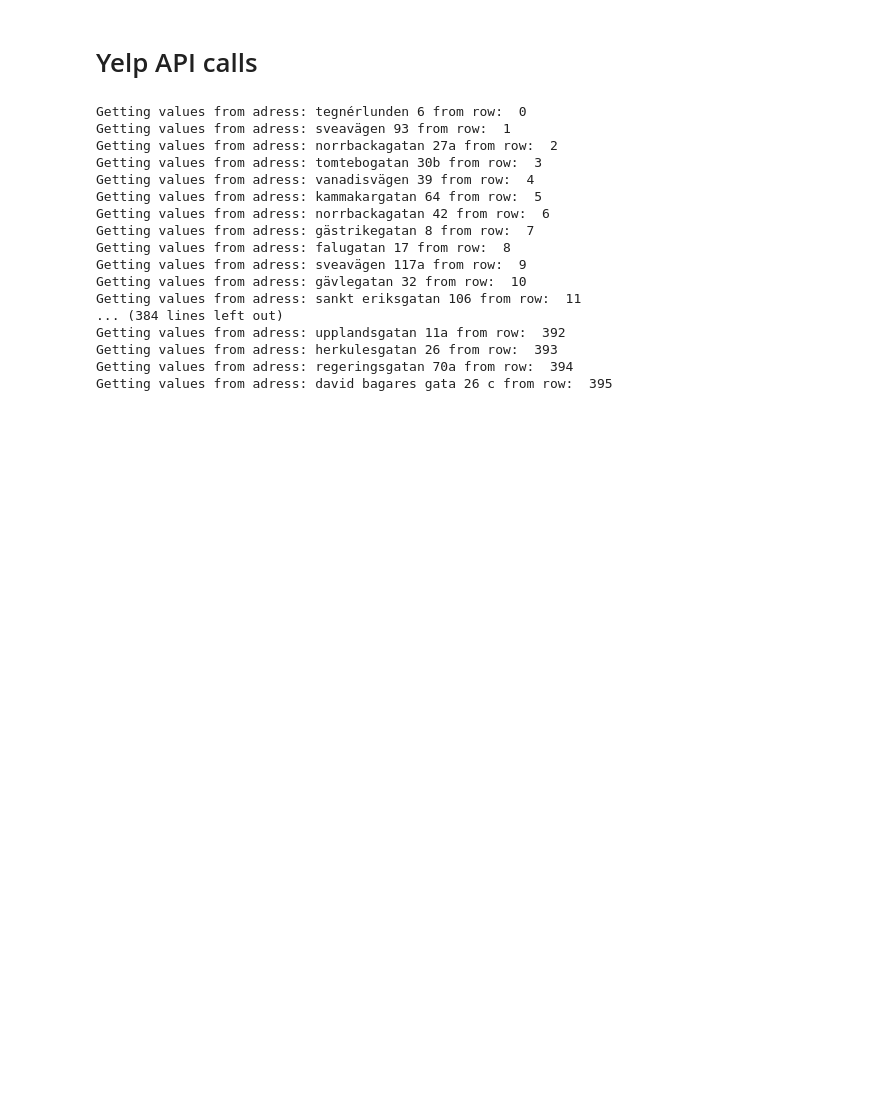
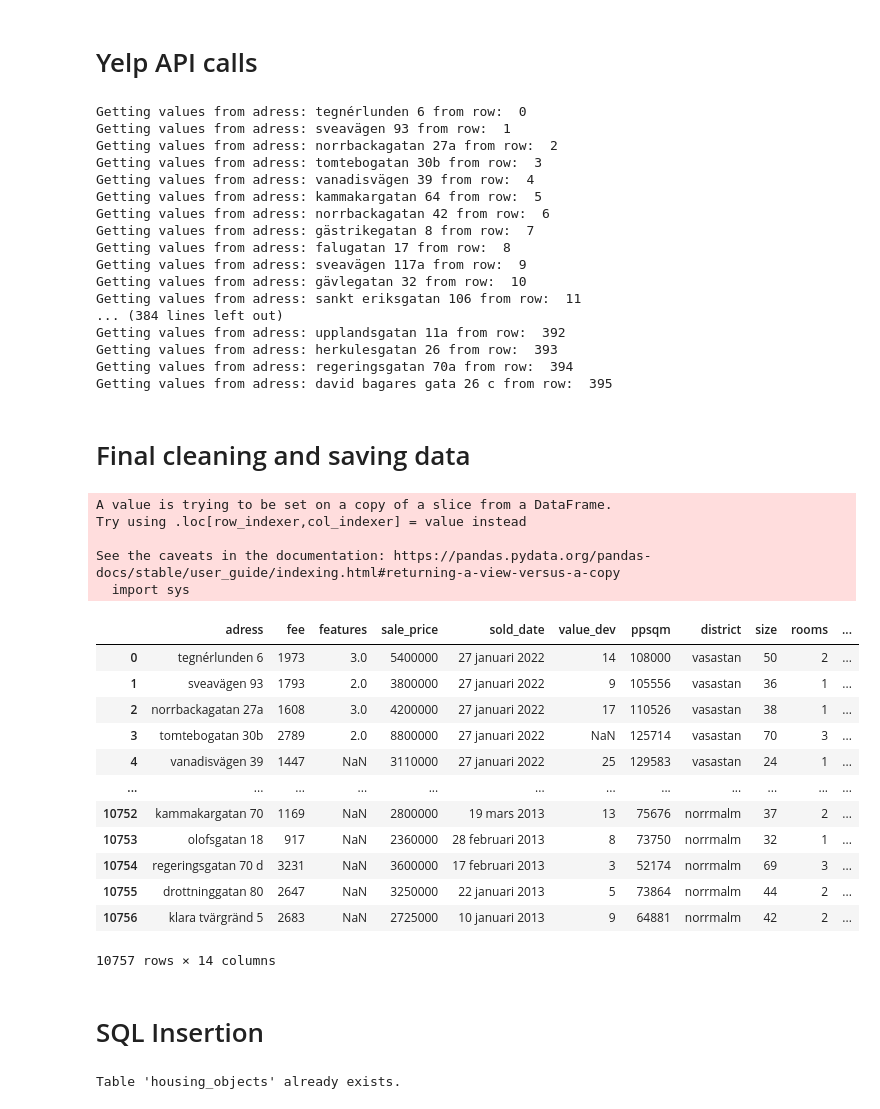
Before and after one commit to antongollbo123/hemnet_housing, a Jupyter notebook: notebooks/data_cleaning_nb.ipynb, the cells around one changed output. Drawn from its saved outputs; the diff is of its cells as text; code cells hidden in the pictures; blank space fills up the shorter version.

```diff
--- a/notebooks/data_cleaning_nb.ipynb
+++ b/notebooks/data_cleaning_nb.ipynb
@@ -123,3 +140,52 @@ Getting values from adress: upplandsgatan 11a from row:  392
 Getting values from adress: herkulesgatan 26 from row:  393
 Getting values from adress: regeringsgatan 70a from row:  394
 Getting values from adress: david bagares gata 26 c from row:  395
+# %% [markdown]
+# Final cleaning and saving data
+# %%
+df = pd.read_csv("C:/Users/Anton/Documents/Anton_Gollbo/Skolarbete/projects/Hemnet_Housing/data/hemnet_housing_yelp.csv")
+true_columns = df.columns[1:]
+df = df[true_columns]
+
+non_duplicate_index = df[["fee","features","sale_price","adress","Longitude", "Latitude", "NearbyPOIs"]].drop_duplicates().index
+df_final = df.iloc[non_duplicate_index]
+df_final.reset_index(drop=True)
+# %% [output]
+A value is trying to be set on a copy of a slice from a DataFrame.
+Try using .loc[row_indexer,col_indexer] = value instead
+
+See the caveats in the documentation: https://pandas.pydata.org/pandas-docs/stable/user_guide/indexing.html#returning-a-view-versus-a-copy
+  import sys
+|  | adress | fee | features | sale_price | sold_date | value_dev | ppsqm | district | size | rooms | ... |
+| 0 | tegnérlunden 6 | 1973 | 3.0 | 5400000 | 27 januari 2022 | 14 | 108000 | vasastan | 50 | 2 | ... |
+| 1 | sveavägen 93 | 1793 | 2.0 | 3800000 | 27 januari 2022 | 9 | 105556 | vasastan | 36 | 1 | ... |
+| 2 | norrbackagatan 27a | 1608 | 3.0 | 4200000 | 27 januari 2022 | 17 | 110526 | vasastan | 38 | 1 | ... |
+| 3 | tomtebogatan 30b | 2789 | 2.0 | 8800000 | 27 januari 2022 | NaN | 125714 | vasastan | 70 | 3 | ... |
+| 4 | vanadisvägen 39 | 1447 | NaN | 3110000 | 27 januari 2022 | 25 | 129583 | vasastan | 24 | 1 | ... |
+| ... | ... | ... | ... | ... | ... | ... | ... | ... | ... | ... | ... |
+| 10752 | kammakargatan 70 | 1169 | NaN | 2800000 | 19 mars 2013 | 13 | 75676 | norrmalm | 37 | 2 | ... |
+| 10753 | olofsgatan 18 | 917 | NaN | 2360000 | 28 februari 2013 | 8 | 73750 | norrmalm | 32 | 1 | ... |
+| 10754 | regeringsgatan 70 d | 3231 | NaN | 3600000 | 17 februari 2013 | 3 | 52174 | norrmalm | 69 | 3 | ... |
+| 10755 | drottninggatan 80 | 2647 | NaN | 3250000 | 22 januari 2013 | 5 | 73864 | norrmalm | 44 | 2 | ... |
+| 10756 | klara tvärgränd 5 | 2683 | NaN | 2725000 | 10 januari 2013 | 9 | 64881 | norrmalm | 42 | 2 | ... |
+10757 rows × 14 columns
+# %% [markdown]
+# SQL Insertion
+# %%
+path = "C:/Users/Anton/Documents/Anton_Gollbo/Skolarbete/projects/Hemnet_Housing/data"
+
+def insert_into_db(df, path):
+    try:
+        conn = db.connect(f"{path}/hemnet_database.db")
+        c = conn.cursor()
+    except Exception as e:
+        print(e)
+
+    try:
+        df.to_sql("housing_objects", conn, if_exists="fail")
+    except Exception as e:
+        print(e)
+
+insert_into_db(df_final,path)
+# %% [output]
+Table 'housing_objects' already exists.
```
Also changed, not shown: parts of 5 cells of this notebook, 3 other files.
